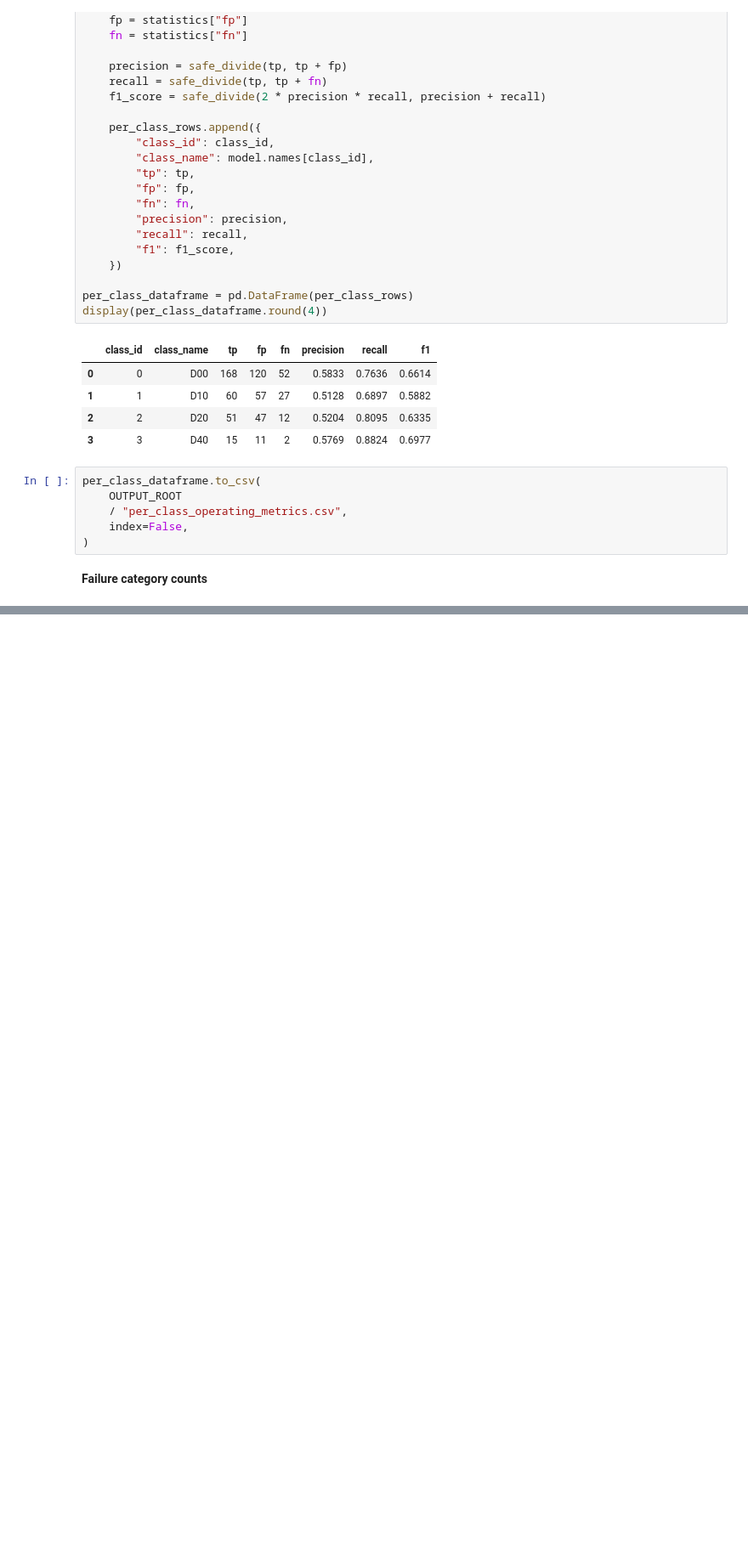
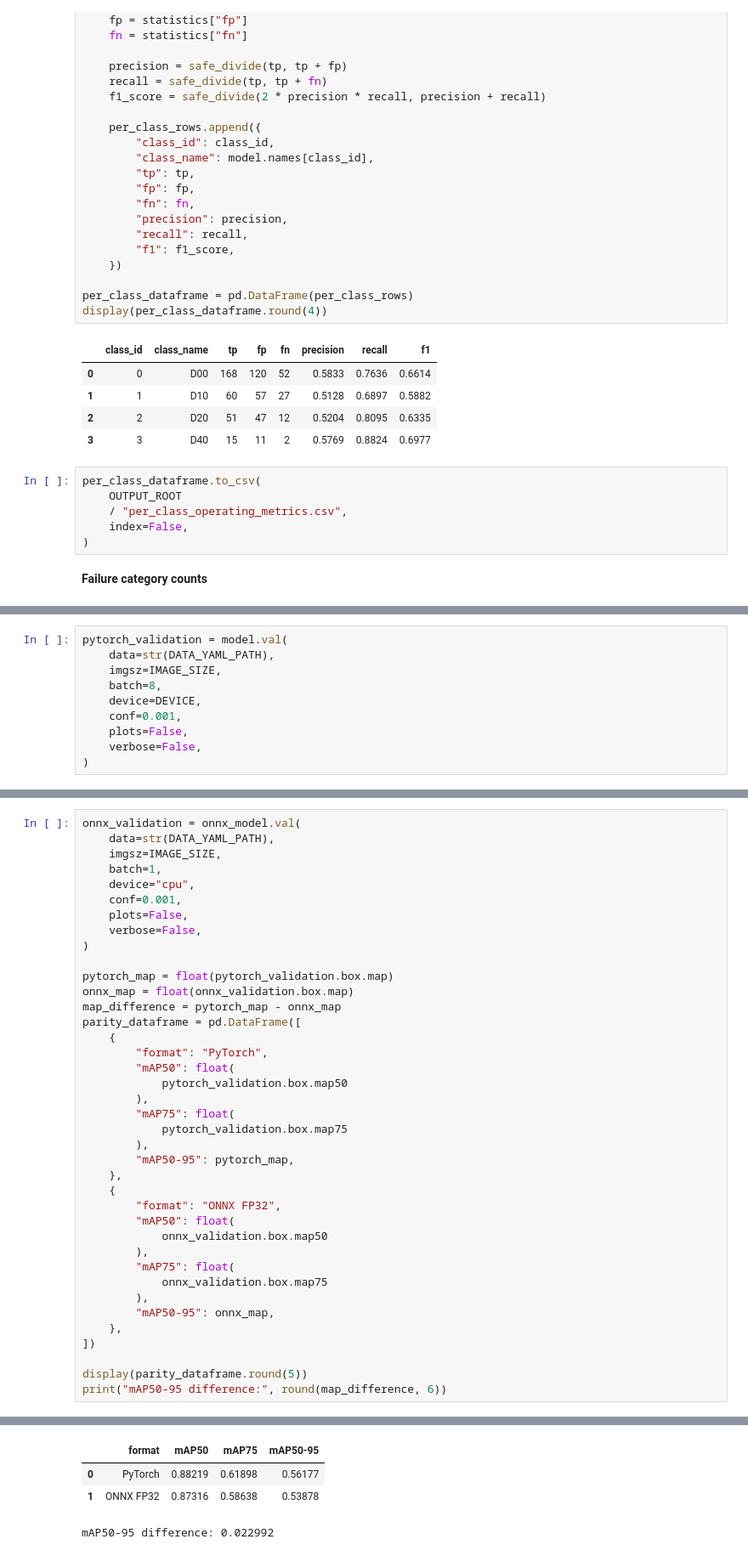
Before and after one commit to mdmohsin212/modern-vision-multimodal-lab, a Jupyter notebook: Vision/01_object_detection/notebooks/error_analysis_video_onnx_exam.ipynb, the cells around one changed output, grey strips where cells are left out. Shown at 85% size. Cells and saved outputs as stored; diff of their text form; blank space fills up the shorter version.

```diff
--- a/Vision/01_object_detection/notebooks/error_analysis_video_onnx_exam.ipynb
+++ b/Vision/01_object_detection/notebooks/error_analysis_video_onnx_exam.ipynb
@@ -571,0 +847,10 @@ per_class_dataframe.to_csv(
+# %%
+pytorch_validation = model.val(
+    data=str(DATA_YAML_PATH),
+    imgsz=IMAGE_SIZE,
+    batch=8,
+    device=DEVICE,
+    conf=0.001,
+    plots=False,
+    verbose=False,
+)
@@ -571,0 +865,40 @@ per_class_dataframe.to_csv(
+# %%
+onnx_validation = onnx_model.val(
+    data=str(DATA_YAML_PATH),
+    imgsz=IMAGE_SIZE,
+    batch=1,
+    device="cpu",
+    conf=0.001,
+    plots=False,
+    verbose=False,
+)
+
+pytorch_map = float(pytorch_validation.box.map)
+onnx_map = float(onnx_validation.box.map)
+map_difference = pytorch_map - onnx_map
+parity_dataframe = pd.DataFrame([
+    {
+        "format": "PyTorch",
+        "mAP50": float(
+            pytorch_validation.box.map50
+        ),
+        "mAP75": float(
+            pytorch_validation.box.map75
+        ),
+        "mAP50-95": pytorch_map,
+    },
+    {
+        "format": "ONNX FP32",
+        "mAP50": float(
+            onnx_validation.box.map50
+        ),
+        "mAP75": float(
+            onnx_validation.box.map75
+        ),
+        "mAP50-95": onnx_map,
+    },
+])
+
+display(parity_dataframe.round(5))
+print("mAP50-95 difference:", round(map_difference, 6))
+# %% [output]
@@ -571,0 +914,4 @@ per_class_dataframe.to_csv(
+|  | format | mAP50 | mAP75 | mAP50-95 |
+| 0 | PyTorch | 0.88219 | 0.61898 | 0.56177 |
+| 1 | ONNX FP32 | 0.87316 | 0.58638 | 0.53878 |
+mAP50-95 difference: 0.022992
```
Also changed, not shown: parts of 26 cells of this notebook.
